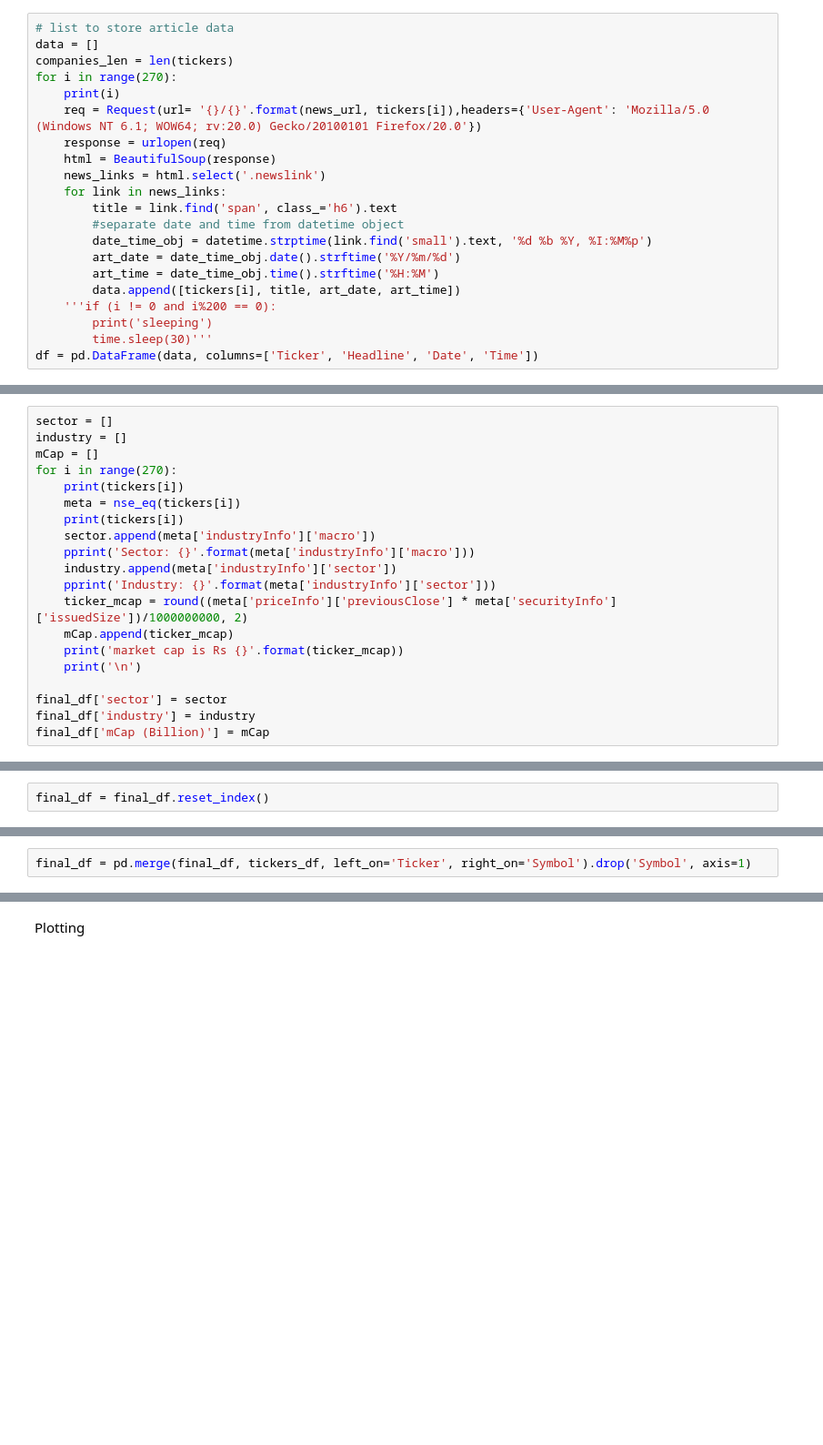
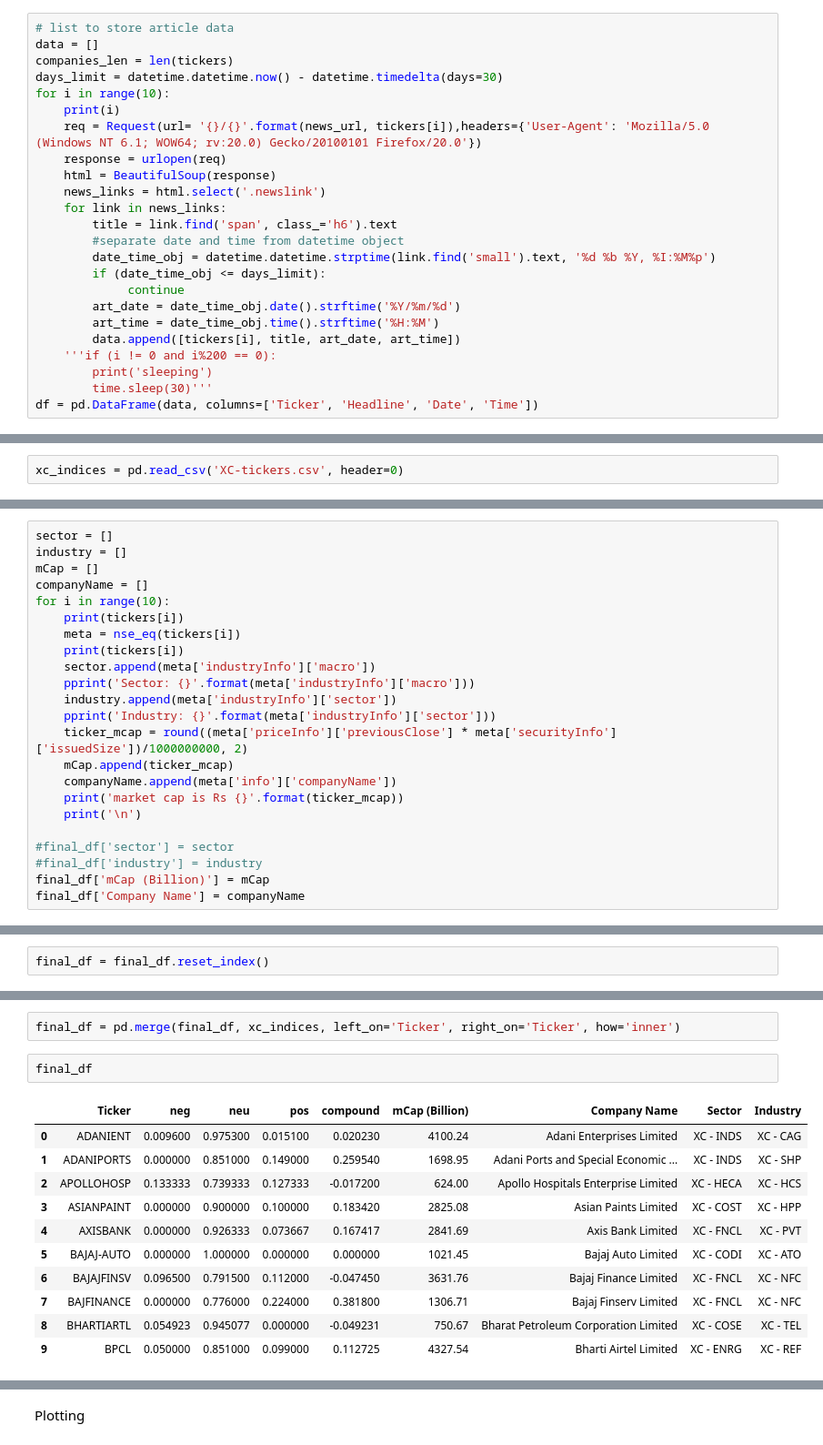
Before and after one commit to Shubxam/Nifty-500-Live-Sentiment-Analysis, a Jupyter notebook: playbook.ipynb, the cells around one changed output, grey strips where cells are left out. Shown at 91% size. Cells and saved outputs as stored; diff of their text form; blank space fills up the shorter version.

```diff
--- a/playbook.ipynb
+++ b/playbook.ipynb
@@ -73,7 +38,8 @@ news_url = 'https://ticker.finology.in/company/'
 # list to store article data
 data = []
 companies_len = len(tickers)
-for i in range(270):
+days_limit = datetime.datetime.now() - datetime.timedelta(days=30)
+for i in range(10):
     print(i)
     req = Request(url= '{}/{}'.format(news_url, tickers[i]),headers={'User-Agent': 'Mozilla/5.0 (Windows NT 6.1; WOW64; rv:20.0) Gecko/20100101 Firefox/20.0'})
     response = urlopen(req)
@@ -82,7 +48,9 @@ for i in range(270):
     for link in news_links:
         title = link.find('span', class_='h6').text
         #separate date and time from datetime object
-        date_time_obj = datetime.strptime(link.find('small').text, '%d %b %Y, %I:%M%p')
+        date_time_obj = datetime.datetime.strptime(link.find('small').text, '%d %b %Y, %I:%M%p')
+        if (date_time_obj <= days_limit):
+             continue
         art_date = date_time_obj.date().strftime('%Y/%m/%d')
         art_time = date_time_obj.time().strftime('%H:%M')
         data.append([tickers[i], title, art_date, art_time])
@@ -95,0 +72,2 @@ if 4//200:
+# %%
+xc_indices = pd.read_csv('XC-tickers.csv', header=0)
@@ -119,7 +155,8 @@ Get Company Sector, industry data
 sector = []
 industry = []
 mCap = []
-for i in range(270):
+companyName = []
+for i in range(10):
     print(tickers[i])
     meta = nse_eq(tickers[i])
     print(tickers[i])
@@ -129,9 +166,11 @@ for i in range(270):
     pprint('Industry: {}'.format(meta['industryInfo']['sector']))
     ticker_mcap = round((meta['priceInfo']['previousClose'] * meta['securityInfo']['issuedSize'])/1000000000, 2)
     mCap.append(ticker_mcap)
+    companyName.append(meta['info']['companyName'])
     print('market cap is Rs {}'.format(ticker_mcap))
     print('\n')
 
-final_df['sector'] = sector
-final_df['industry'] = industry
+#final_df['sector'] = sector
+#final_df['industry'] = industry
 final_df['mCap (Billion)'] = mCap
+final_df['Company Name'] = companyName
@@ -144,3 +211,17 @@ final_df
 # %%
-final_df = pd.merge(final_df, tickers_df, left_on='Ticker', right_on='Symbol').drop('Symbol', axis=1)
+final_df = pd.merge(final_df, xc_indices, left_on='Ticker', right_on='Ticker', how='inner')
+# %%
+final_df
+# %% [output]
+|  | Ticker | neg | neu | pos | compound | mCap (Billion) | Company Name | Sector | Industry |
+| 0 | ADANIENT | 0.009600 | 0.975300 | 0.015100 | 0.020230 | 4100.24 | Adani Enterprises Limited | XC - INDS | XC - CAG |
+| 1 | ADANIPORTS | 0.000000 | 0.851000 | 0.149000 | 0.259540 | 1698.95 | Adani Ports and Special Economic ... | XC - INDS | XC - SHP |
+| 2 | APOLLOHOSP | 0.133333 | 0.739333 | 0.127333 | -0.017200 | 624.00 | Apollo Hospitals Enterprise Limited | XC - HECA | XC - HCS |
+| 3 | ASIANPAINT | 0.000000 | 0.900000 | 0.100000 | 0.183420 | 2825.08 | Asian Paints Limited | XC - COST | XC - HPP |
+| 4 | AXISBANK | 0.000000 | 0.926333 | 0.073667 | 0.167417 | 2841.69 | Axis Bank Limited | XC - FNCL | XC - PVT |
+| 5 | BAJAJ-AUTO | 0.000000 | 1.000000 | 0.000000 | 0.000000 | 1021.45 | Bajaj Auto Limited | XC - CODI | XC - ATO |
+| 6 | BAJAJFINSV | 0.096500 | 0.791500 | 0.112000 | -0.047450 | 3631.76 | Bajaj Finance Limited | XC - FNCL | XC - NFC |
+| 7 | BAJFINANCE | 0.000000 | 0.776000 | 0.224000 | 0.381800 | 1306.71 | Bajaj Finserv Limited | XC - FNCL | XC - NFC |
+| 8 | BHARTIARTL | 0.054923 | 0.945077 | 0.000000 | -0.049231 | 750.67 | Bharat Petroleum Corporation Limited | XC - COSE | XC - TEL |
+| 9 | BPCL | 0.050000 | 0.851000 | 0.099000 | 0.112725 | 4327.54 | Bharti Airtel Limited | XC - ENRG | XC - REF |
 # %%
```
Also changed, not shown: parts of 16 cells of this notebook, 3 other files.
